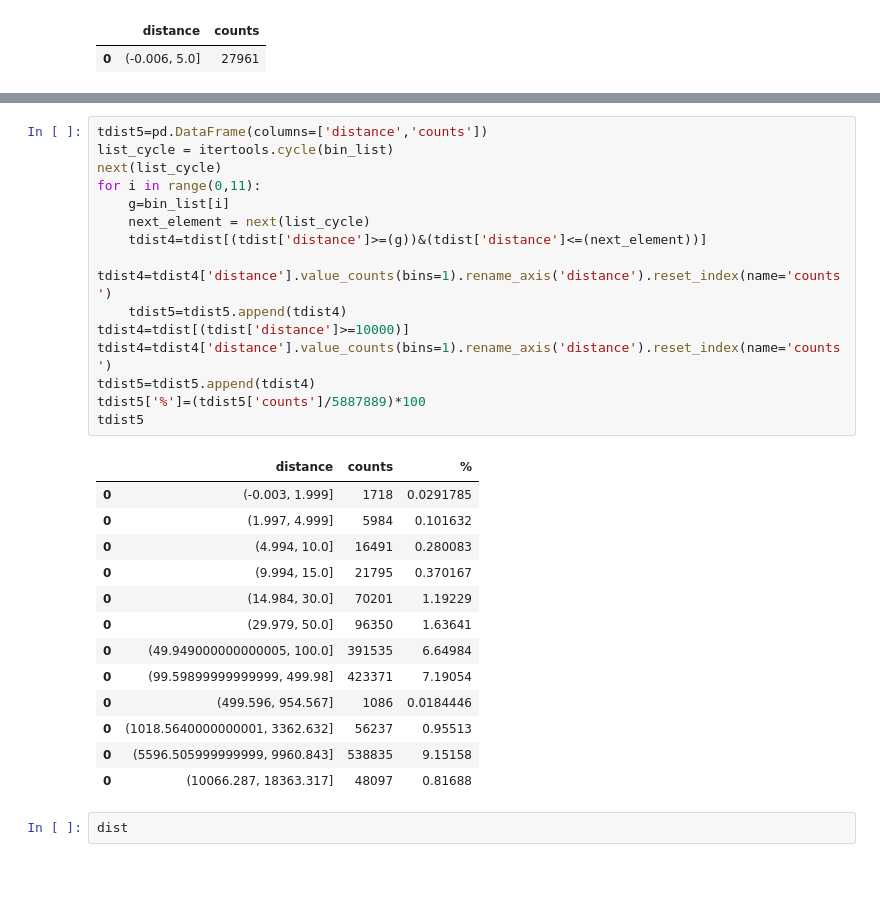
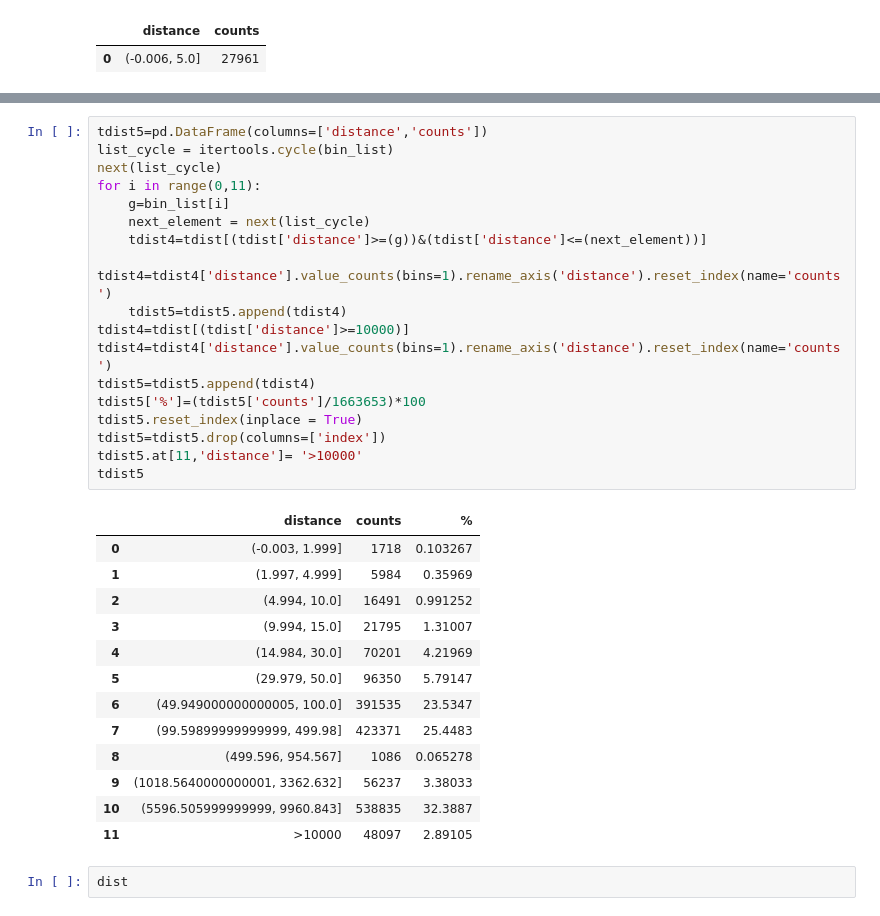
Before and after one commit to ritkumar10/RohanIntern, a Jupyter notebook: Distance_Calculations_v1.1.ipynb, the cells around one changed output, grey strips where cells are left out. Drawn from its saved outputs; the diff is of its cells as text; blank space fills up the shorter version.

```diff
--- a/Distance_Calculations_v1.1.ipynb
+++ b/Distance_Calculations_v1.1.ipynb
@@ -243,32 +287,35 @@ dist5
 # %%
 tdist5=pd.DataFrame(columns=['distance','counts'])
 list_cycle = itertools.cycle(bin_list)
 next(list_cycle)
 for i in range(0,11):
     g=bin_list[i]
     next_element = next(list_cycle)
     tdist4=tdist[(tdist['distance']>=(g))&(tdist['distance']<=(next_element))]
     tdist4=tdist4['distance'].value_counts(bins=1).rename_axis('distance').reset_index(name='counts')
     tdist5=tdist5.append(tdist4)
 tdist4=tdist[(tdist['distance']>=10000)]
 tdist4=tdist4['distance'].value_counts(bins=1).rename_axis('distance').reset_index(name='counts')
 tdist5=tdist5.append(tdist4)
-tdist5['%']=(tdist5['counts']/5887889)*100
+tdist5['%']=(tdist5['counts']/1663653)*100
+tdist5.reset_index(inplace = True)
+tdist5=tdist5.drop(columns=['index'])
+tdist5.at[11,'distance']= '>10000'
 tdist5
 # %% [output]
 |  | distance | counts | % |
-| 0 | (-0.003, 1.999] | 1718 | 0.0291785 |
-| 0 | (1.997, 4.999] | 5984 | 0.101632 |
-| 0 | (4.994, 10.0] | 16491 | 0.280083 |
-| 0 | (9.994, 15.0] | 21795 | 0.370167 |
-| 0 | (14.984, 30.0] | 70201 | 1.19229 |
-| 0 | (29.979, 50.0] | 96350 | 1.63641 |
-| 0 | (49.949000000000005, 100.0] | 391535 | 6.64984 |
-| 0 | (99.59899999999999, 499.98] | 423371 | 7.19054 |
-| 0 | (499.596, 954.567] | 1086 | 0.0184446 |
-| 0 | (1018.5640000000001, 3362.632] | 56237 | 0.95513 |
-| 0 | (5596.505999999999, 9960.843] | 538835 | 9.15158 |
-| 0 | (10066.287, 18363.317] | 48097 | 0.81688 |
+| 0 | (-0.003, 1.999] | 1718 | 0.103267 |
+| 1 | (1.997, 4.999] | 5984 | 0.35969 |
+| 2 | (4.994, 10.0] | 16491 | 0.991252 |
+| 3 | (9.994, 15.0] | 21795 | 1.31007 |
+| 4 | (14.984, 30.0] | 70201 | 4.21969 |
+| 5 | (29.979, 50.0] | 96350 | 5.79147 |
+| 6 | (49.949000000000005, 100.0] | 391535 | 23.5347 |
+| 7 | (99.59899999999999, 499.98] | 423371 | 25.4483 |
+| 8 | (499.596, 954.567] | 1086 | 0.065278 |
+| 9 | (1018.5640000000001, 3362.632] | 56237 | 3.38033 |
+| 10 | (5596.505999999999, 9960.843] | 538835 | 32.3887 |
+| 11 | >10000 | 48097 | 2.89105 |
 # %%
 dist
 # %% [output]
```
Also changed, not shown: parts of 9 cells of this notebook.
